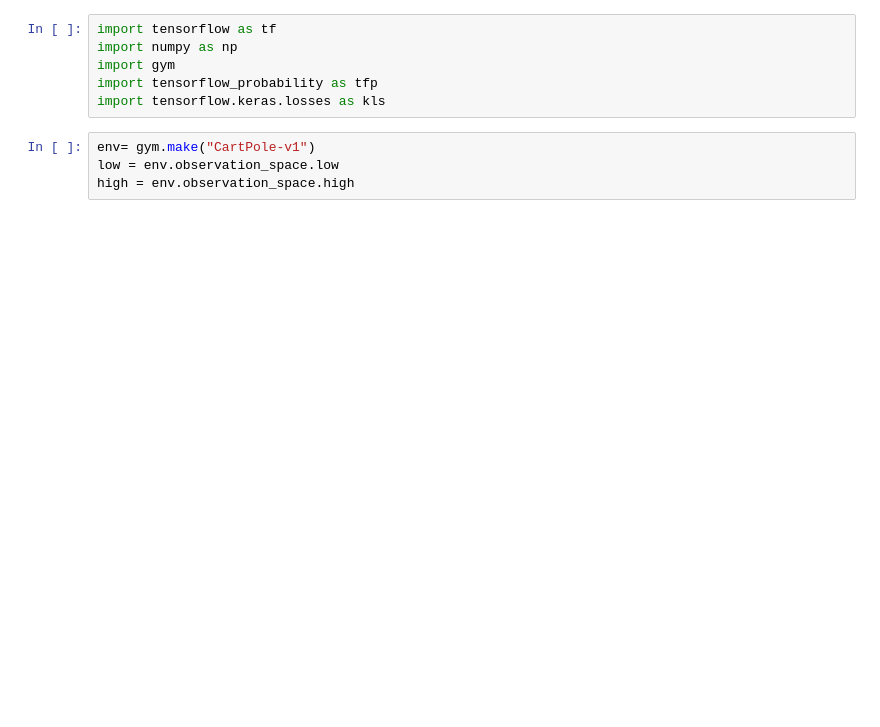
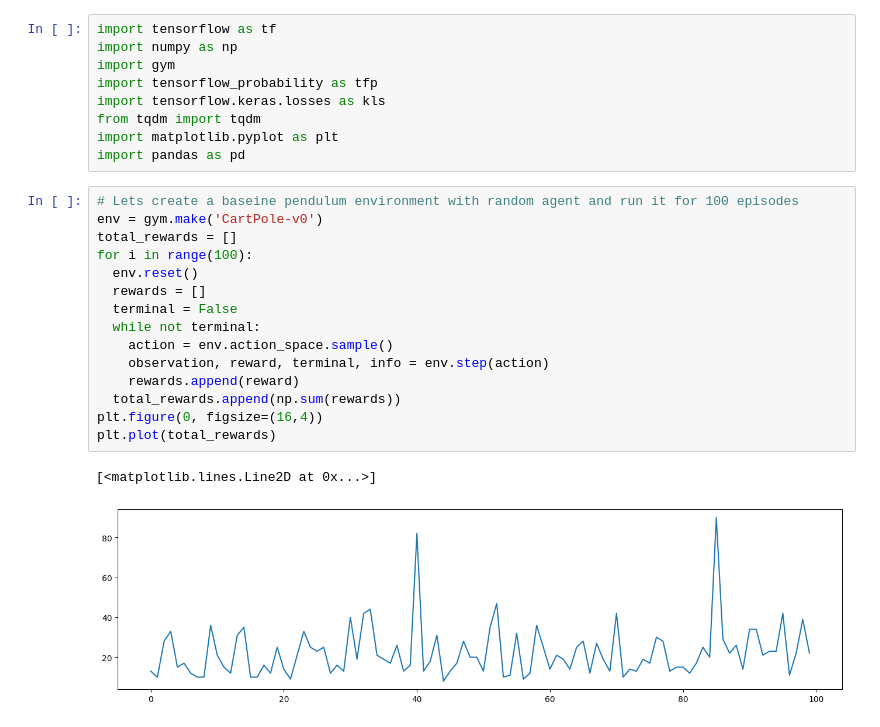
Before and after one commit to sriksmachi/sriksml, a Jupyter notebook: reinforcement-learning/ppo.ipynb, the cells around one changed output. Cells and saved outputs as stored; diff of their text form; blank space fills up the shorter version.

```diff
--- a/reinforcement-learning/ppo.ipynb
+++ b/reinforcement-learning/ppo.ipynb
@@ -29,7 +11,24 @@ import numpy as np
 import gym
 import tensorflow_probability as tfp
 import tensorflow.keras.losses as kls
+from tqdm import tqdm
+import matplotlib.pyplot as plt
+import pandas as pd
-# %%
-env= gym.make("CartPole-v1")
-low = env.observation_space.low
-high = env.observation_space.high
+# %%
+# Lets create a baseine pendulum environment with random agent and run it for 100 episodes
+env = gym.make('CartPole-v0')
+total_rewards = []
+for i in range(100):
+  env.reset()
+  rewards = []
+  terminal = False
+  while not terminal:
+    action = env.action_space.sample()
+    observation, reward, terminal, info = env.step(action)
+    rewards.append(reward)
+  total_rewards.append(np.sum(rewards))
+plt.figure(0, figsize=(16,4))
+plt.plot(total_rewards)
+# %% [output]
+[<matplotlib.lines.Line2D at 0x...>]
+[figure, added]
```
Also changed, not shown: parts of 8 cells of this notebook.
